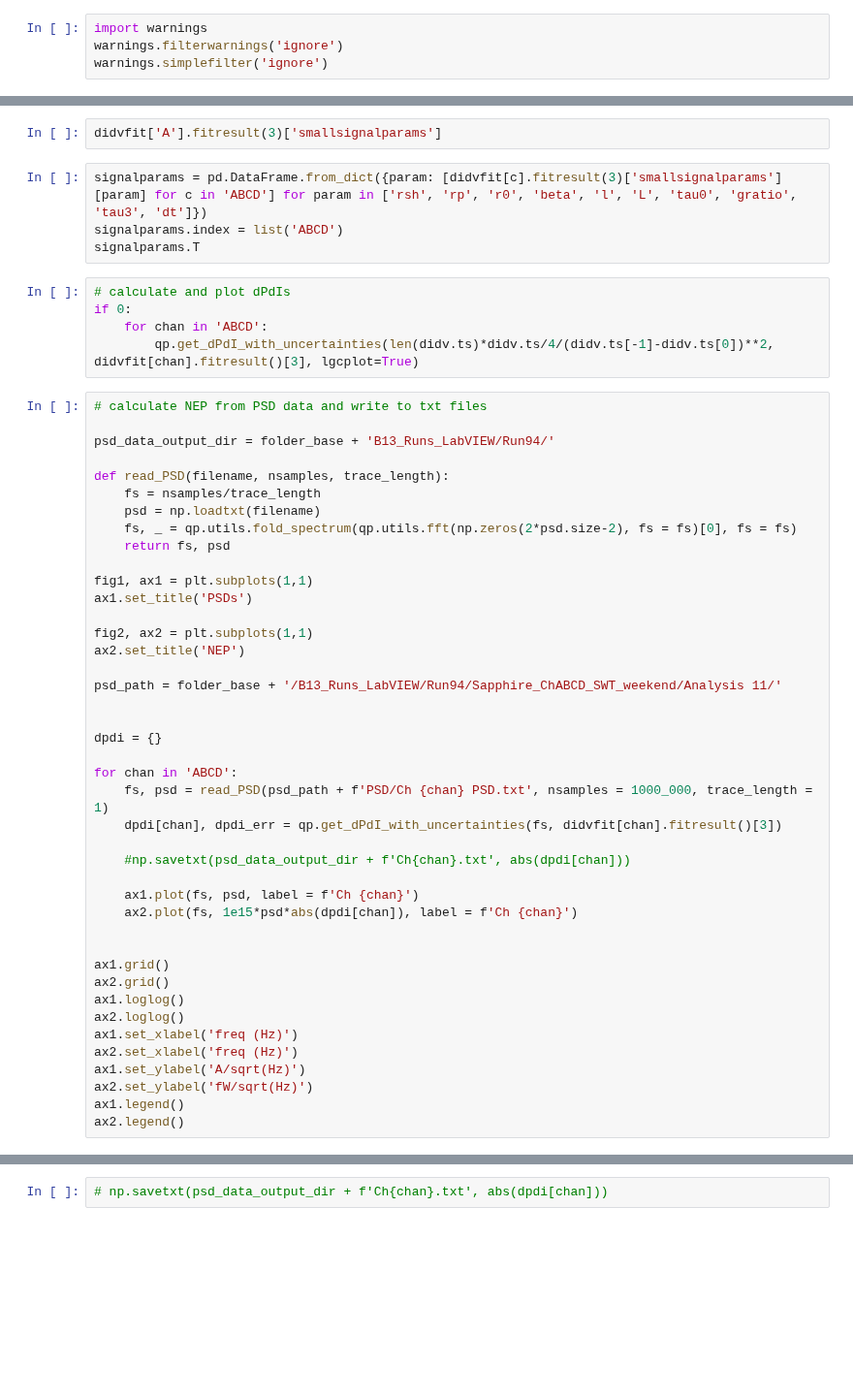
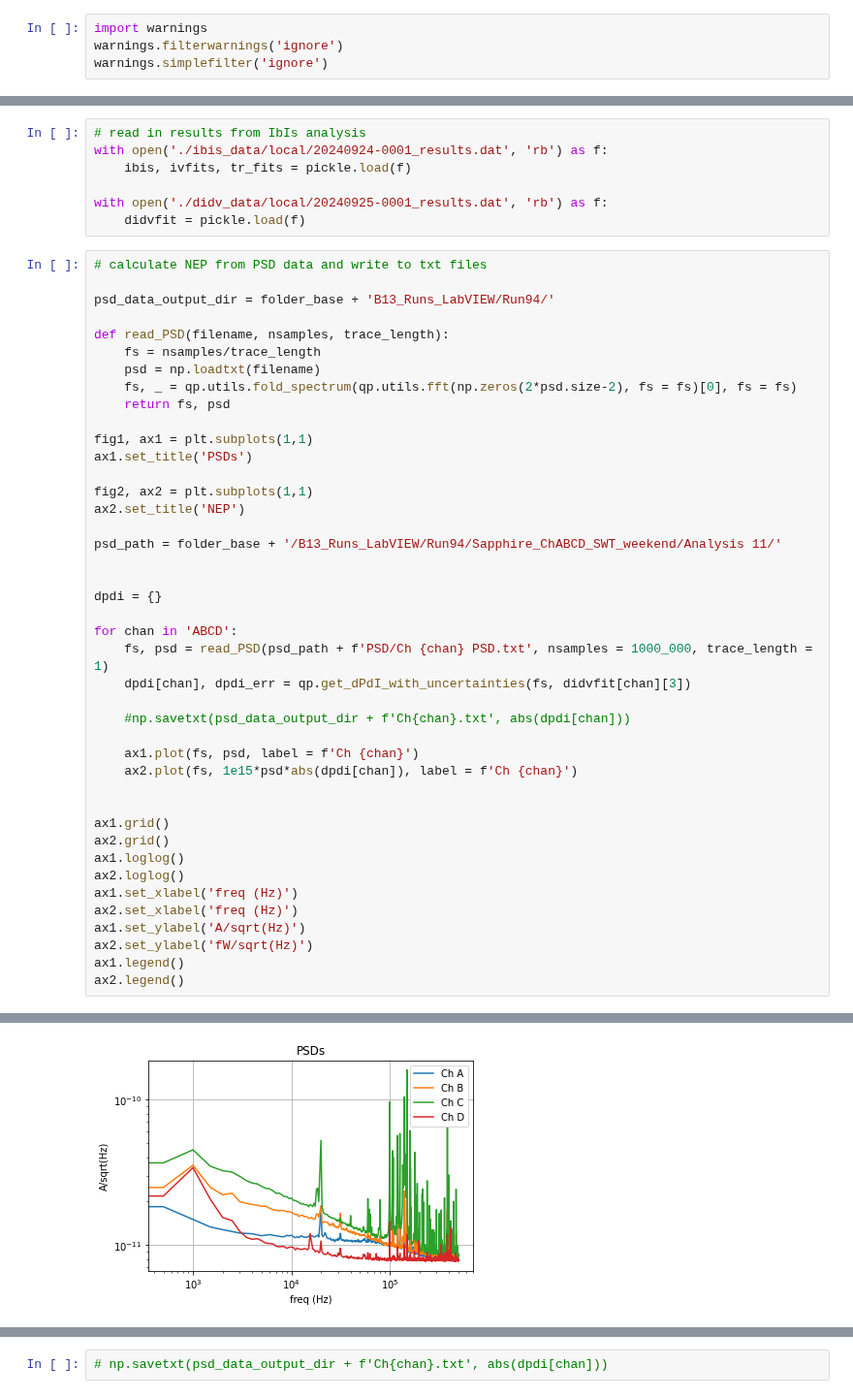
Before and after one commit to tamu-edu/tes_noise, a Jupyter notebook: dPdI.ipynb, the cells around one changed output, grey strips where cells are left out. Shown at 97% size. Saved outputs shown, nothing was run; the diff lists cells and outputs as text; blank space fills up the shorter version.

```diff
--- a/dPdI.ipynb
+++ b/dPdI.ipynb
@@ -608,14 +43,10 @@ for c in 'ABCD':
-# %%
-didvfit['A'].fitresult(3)['smallsignalparams']
-# %%
-signalparams = pd.DataFrame.from_dict({param: [didvfit[c].fitresult(3)['smallsignalparams'][param] for c in 'ABCD'] for param in ['rsh', 'rp', 'r0', 'beta', 'l', 'L', 'tau0', 'gratio', 'tau3', 'dt']})
-signalparams.index = list('ABCD')
-signalparams.T
-# %%
-# calculate and plot dPdIs
-if 0:
-    for chan in 'ABCD':
-        qp.get_dPdI_with_uncertainties(len(didv.ts)*didv.ts/4/(didv.ts[-1]-didv.ts[0])**2, didvfit[chan].fitresult()[3], lgcplot=True)
+# %%
+# read in results from IbIs analysis
+with open('./ibis_data/local/20240924-0001_results.dat', 'rb') as f:
+    ibis, ivfits, tr_fits = pickle.load(f)
+
+with open('./didv_data/local/20240925-0001_results.dat', 'rb') as f:
+    didvfit = pickle.load(f)
 # %%
 # calculate NEP from PSD data and write to txt files
 
@@ -640,7 +71,7 @@ dpdi = {}
 
 for chan in 'ABCD':
     fs, psd = read_PSD(psd_path + f'PSD/Ch {chan} PSD.txt', nsamples = 1000_000, trace_length = 1)
-    dpdi[chan], dpdi_err = qp.get_dPdI_with_uncertainties(fs, didvfit[chan].fitresult()[3])
+    dpdi[chan], dpdi_err = qp.get_dPdI_with_uncertainties(fs, didvfit[chan][3])
 
     #np.savetxt(psd_data_output_dir + f'Ch{chan}.txt', abs(dpdi[chan]))
 
@@ -658,3 +89,4 @@ ax1.set_ylabel('A/sqrt(Hz)')
 ax2.set_ylabel('fW/sqrt(Hz)')
 ax1.legend()
 ax2.legend()
+# %% [output]
@@ -660,0 +94 @@ ax2.legend()
+[figure, added]
```
Also changed, not shown: parts of 50 cells of this notebook, 2 other files.
